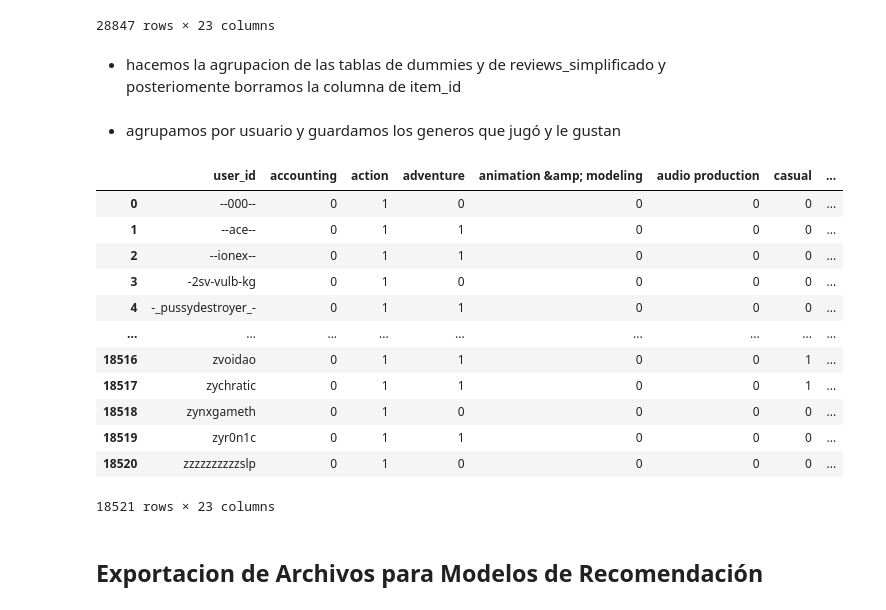
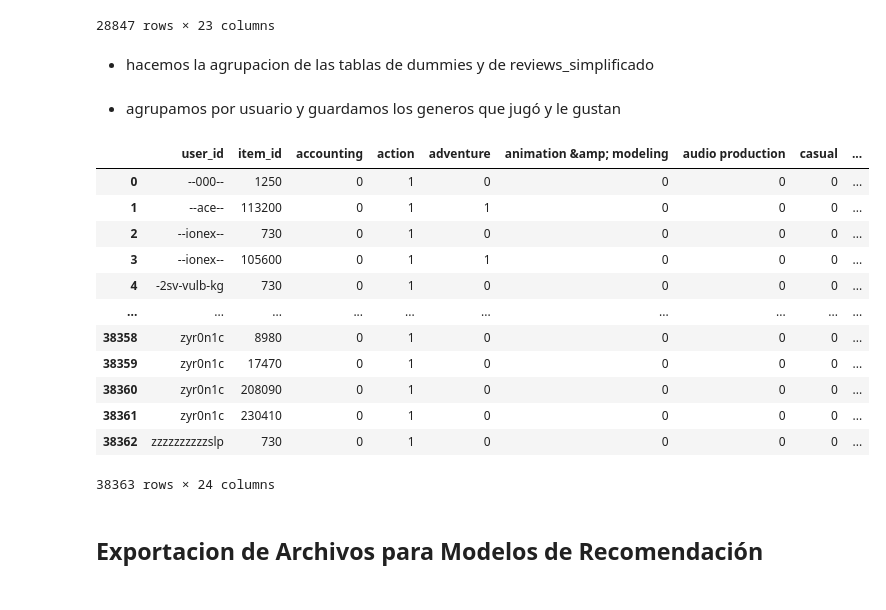
Before and after one commit to MaxiLizarraga/Sistema_de_recomendacion_Steam, a Jupyter notebook: EDA.ipynb, the cells around one changed output. Cells and saved outputs as stored; diff of their text form; code cells hidden in the pictures.

```diff
--- a/EDA.ipynb
+++ b/EDA.ipynb
@@ -880,28 +880,27 @@ df_final_dummies
 | 28846 | 658870 | 0 | 0 | 0 | 0 | 0 | 1 | ... |
 28847 rows × 23 columns
 # %% [markdown]
-* hacemos la agrupacion de las tablas de dummies y de reviews_simplificado y posteriomente borramos la columna de item_id
+* hacemos la agrupacion de las tablas de dummies y de reviews_simplificado
 # %%
 df_recomendacion_usuario_item = pd.merge(df_reviews_simplificado,df_final_dummies,on="item_id")
-df_recomendacion_usuario_item = df_recomendacion_usuario_item.drop("item_id",axis=1)
 # %% [markdown]
 * agrupamos por usuario y guardamos los generos que jugó y le gustan
 # %%
-df_recomendacion_usuario_item.groupby("user_id").max().reset_index()
+df_recomendacion_usuario_item.groupby(["user_id","item_id"]).max().reset_index()
 # %% [output]
-|  | user_id | accounting | action | adventure | animation &amp; modeling | audio production | casual | ... |
-| 0 | --000-- | 0 | 1 | 0 | 0 | 0 | 0 | ... |
-| 1 | --ace-- | 0 | 1 | 1 | 0 | 0 | 0 | ... |
-| 2 | --ionex-- | 0 | 1 | 1 | 0 | 0 | 0 | ... |
-| 3 | -2sv-vulb-kg | 0 | 1 | 0 | 0 | 0 | 0 | ... |
-| 4 | -_pussydestroyer_- | 0 | 1 | 1 | 0 | 0 | 0 | ... |
-| ... | ... | ... | ... | ... | ... | ... | ... | ... |
-| 18516 | zvoidao | 0 | 1 | 1 | 0 | 0 | 1 | ... |
-| 18517 | zychratic | 0 | 1 | 1 | 0 | 0 | 1 | ... |
-| 18518 | zynxgameth | 0 | 1 | 0 | 0 | 0 | 0 | ... |
-| 18519 | zyr0n1c | 0 | 1 | 1 | 0 | 0 | 0 | ... |
-| 18520 | zzzzzzzzzzslp | 0 | 1 | 0 | 0 | 0 | 0 | ... |
+|  | user_id | item_id | accounting | action | adventure | animation &amp; modeling | audio production | casual | ... |
+| 0 | --000-- | 1250 | 0 | 1 | 0 | 0 | 0 | 0 | ... |
+| 1 | --ace-- | 113200 | 0 | 1 | 1 | 0 | 0 | 0 | ... |
+| 2 | --ionex-- | 730 | 0 | 1 | 0 | 0 | 0 | 0 | ... |
+| 3 | --ionex-- | 105600 | 0 | 1 | 1 | 0 | 0 | 0 | ... |
+| 4 | -2sv-vulb-kg | 730 | 0 | 1 | 0 | 0 | 0 | 0 | ... |
+| ... | ... | ... | ... | ... | ... | ... | ... | ... | ... |
+| 38358 | zyr0n1c | 8980 | 0 | 1 | 0 | 0 | 0 | 0 | ... |
+| 38359 | zyr0n1c | 17470 | 0 | 1 | 0 | 0 | 0 | 0 | ... |
+| 38360 | zyr0n1c | 208090 | 0 | 1 | 0 | 0 | 0 | 0 | ... |
+| 38361 | zyr0n1c | 230410 | 0 | 1 | 0 | 0 | 0 | 0 | ... |
+| 38362 | zzzzzzzzzzslp | 730 | 0 | 1 | 0 | 0 | 0 | 0 | ... |
-18521 rows × 23 columns
+38363 rows × 24 columns
 # %% [markdown]
 ## Exportacion de Archivos para Modelos de Recomendación
 # %% [markdown]
```
Also changed, not shown: parts of 1 cell of this notebook, 2 other files.
